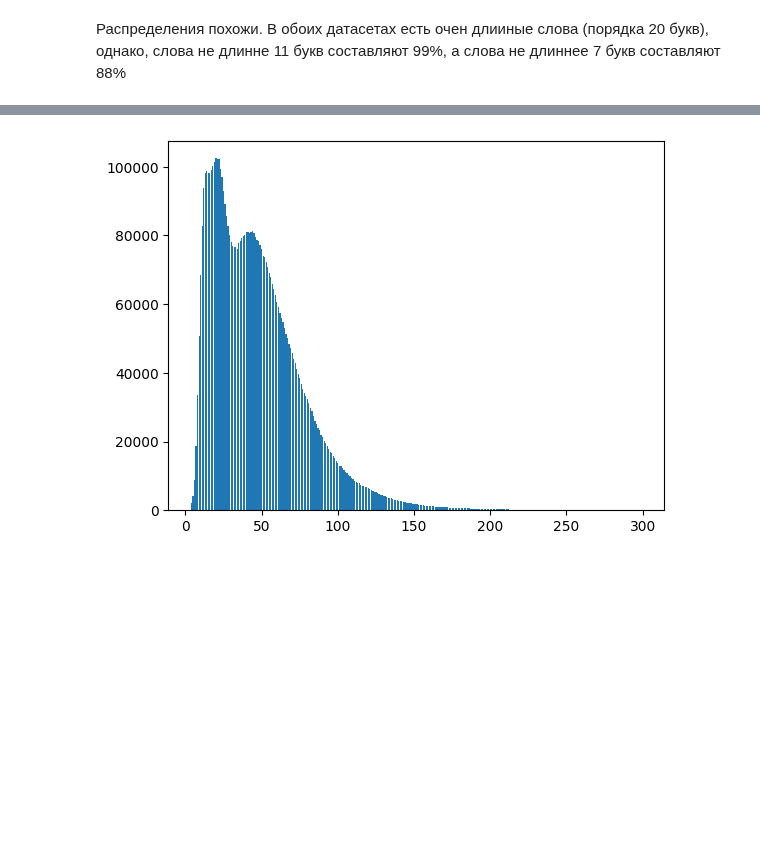
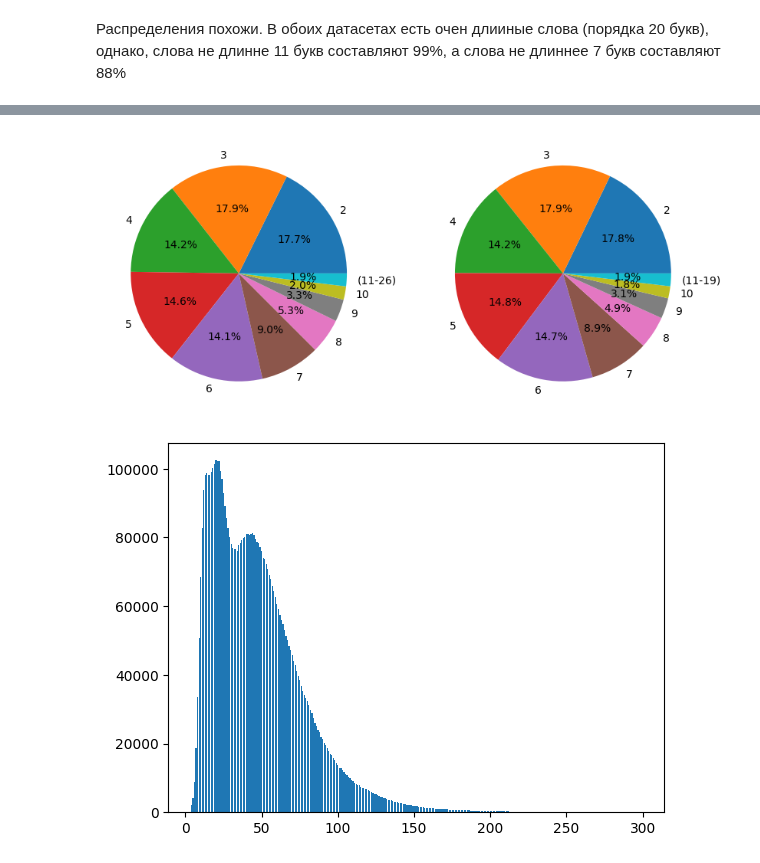
Before and after one commit to proshian/neuroswipe, a Jupyter notebook: src/data_analysis/data_analysis.ipynb, the cells around one changed output, grey strips where cells are left out. Drawn from its saved outputs; the diff is of its cells as text; code cells hidden in the pictures; blank space fills up the shorter version.

Commit message:
Update word_len prcntg pie chart in  data_analysis

```diff
--- a/src/data_analysis/data_analysis.ipynb
+++ b/src/data_analysis/data_analysis.ipynb
@@ -231,3 +213,41 @@ round(
+# %%
+def get_word_len_pie_chart_dict(word_len_prcntg: Dict[int, float],
+                                limit: int
+                                ) -> Dict[str, float]:
+    word_len_pychart_dict = {}
+
+    ommited_range = [float('inf'), limit]
+    ommited_cumulative_prcntg = 0
+
+    for word_len, prcntg in word_len_prcntg.items():
+        if word_len <= limit:
+            word_len_pychart_dict[f"{word_len}"] = prcntg
+        else:
+            ommited_cumulative_prcntg += prcntg
+            if word_len < ommited_range[0]:
+                ommited_range[0] = word_len
+            if word_len > ommited_range[1]:
+                ommited_range[1] = word_len
+
+    word_len_pychart_dict[f"({ommited_range[0]}-{ommited_range[1]})"] = ommited_cumulative_prcntg
+
+    return word_len_pychart_dict
+# %%
+fig, (train_ax, val_ax) = plt.subplots(nrows=1, ncols=2)
+
+fig.set_figwidth(10)
+fig.set_figheight(5)
+
+limit = 10
+
+train_word_len_pychart_dict = get_word_len_pie_chart_dict(train_word_len_prcntg, limit)
+val_word_len_pychart_dict = get_word_len_pie_chart_dict(val_word_len_prcntg, limit)
+
+train_ax.pie(train_word_len_pychart_dict.values(), labels = train_word_len_pychart_dict.keys(), autopct='%1.1f%%')
+val_ax.pie(val_word_len_pychart_dict.values(), labels = val_word_len_pychart_dict.keys(), autopct='%1.1f%%')
+plt.show()
+# %% [output]
+[figure, added]
 # %%
 # from typing import List, Optional
 
```
Also changed, not shown: parts of 3 cells of this notebook.
